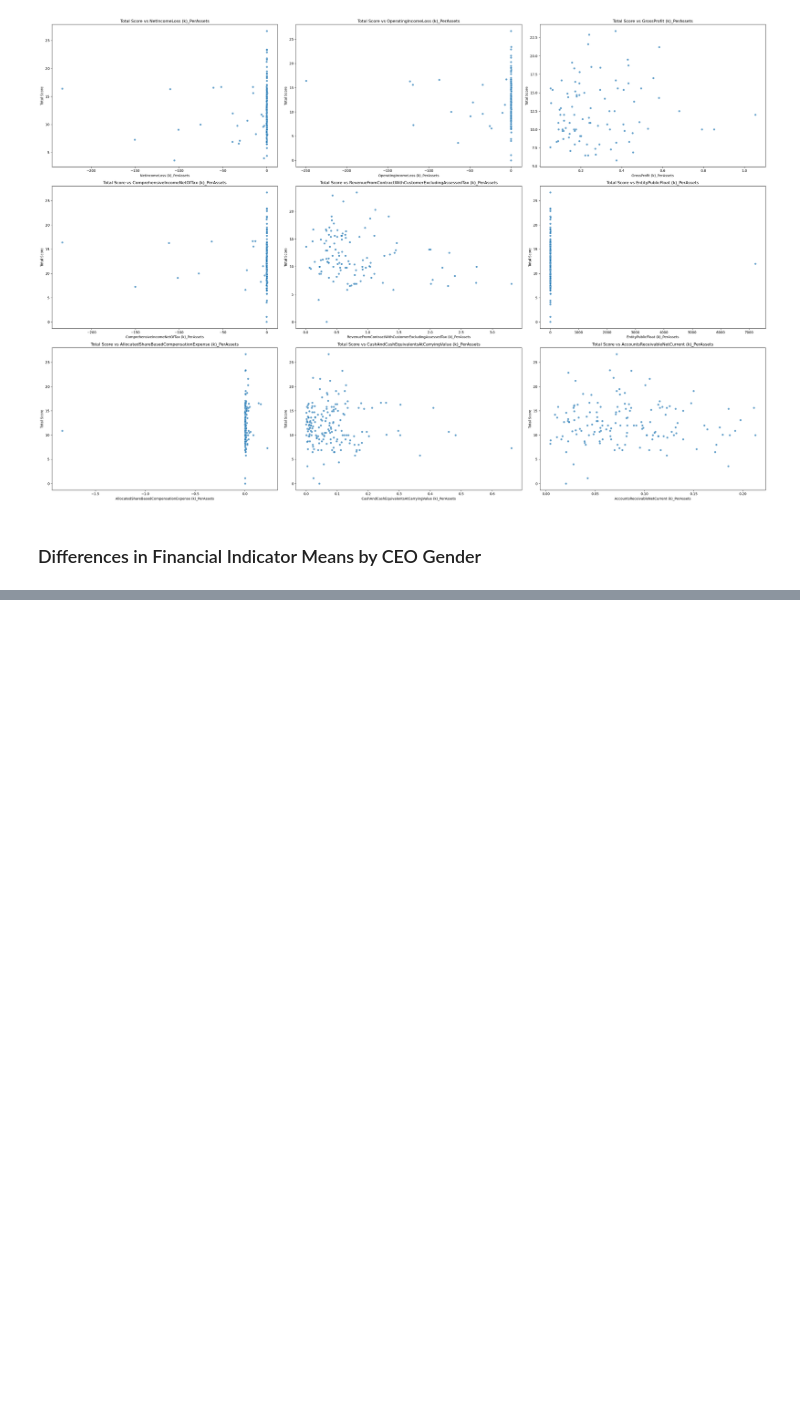
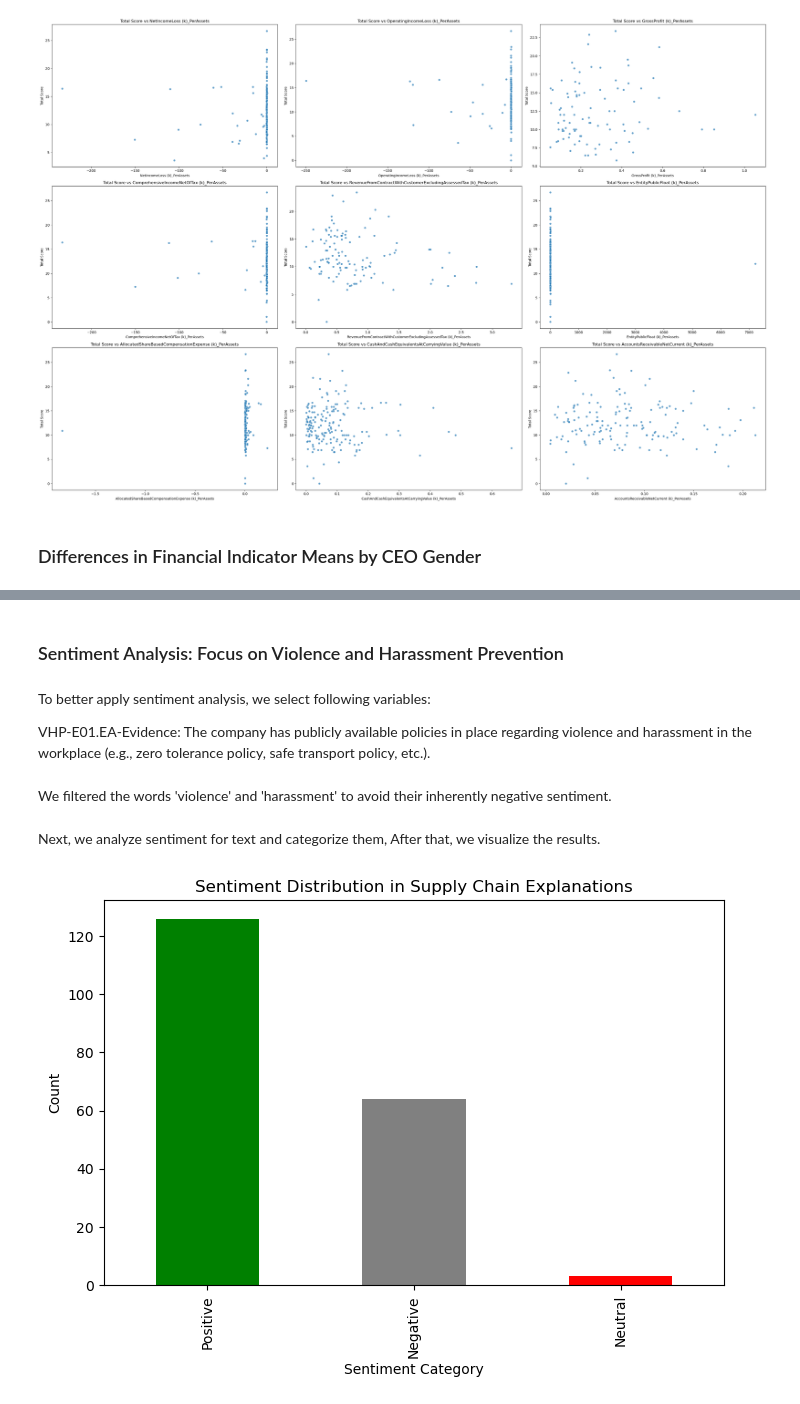
Before and after one commit to PENG-JY/InclusiveWorkplace_Study, a Jupyter notebook: technical-details/eda/main.ipynb, the cells around one changed output, grey strips where cells are left out. Cells and saved outputs as stored; diff of their text form; code cells hidden in the pictures; blank space fills up the shorter version.

```diff
--- a/technical-details/eda/main.ipynb
+++ b/technical-details/eda/main.ipynb
@@ -226,0 +347,8 @@ plt.show()
+# %% [markdown]
+### Sentiment Analysis: Focus on Violence and Harassment Prevention
+# %% [markdown]
+To better apply sentiment analysis, we select following variables:
+
+VHP-E01.EA-Evidence: The company has publicly available policies in place regarding violence and harassment in the workplace (e.g., zero tolerance policy, safe transport policy, etc.).
+# %% [markdown]
+We filtered the words 'violence' and 'harassment' to avoid their inherently negative sentiment.
@@ -226,0 +379,34 @@ plt.show()
+# %% [markdown]
+Next, we analyze sentiment for text and categorize them, After that, we visualize the results.
+# %%
+# Analyze sentiment
+sentiment_scores = analyze_sentiment(combined_text)
+# %%
+# Categorize sentiment
+def categorize_sentiments(sentiment_scores):
+    categories = []
+    for score in sentiment_scores:
+        if score > 0:
+            categories.append('Positive')
+        elif score < 0:
+            categories.append('Negative')
+        else:
+            categories.append('Neutral')
+    return categories
+# %%
+# Categorize sentiment
+sentiment_categories = categorize_sentiments(sentiment_scores)
+# %%
+# Visualization
+def plot_sentiment_distribution(sentiment_categories, title):
+    sentiment_counts = pd.Series(sentiment_categories).value_counts()
+    sentiment_counts.plot(kind='bar', color=['green', 'gray', 'red'], figsize=(8, 5))
+    plt.title(title)
+    plt.xlabel('Sentiment Category')
+    plt.ylabel('Count')
+    plt.show()
+# %%
+# Visualize results
+plot_sentiment_distribution(sentiment_categories, 'Sentiment Distribution in Supply Chain Explanations')
+# %% [output]
+[figure, added]
```
Also changed, not shown: parts of 34 cells of this notebook, 4 other files.
